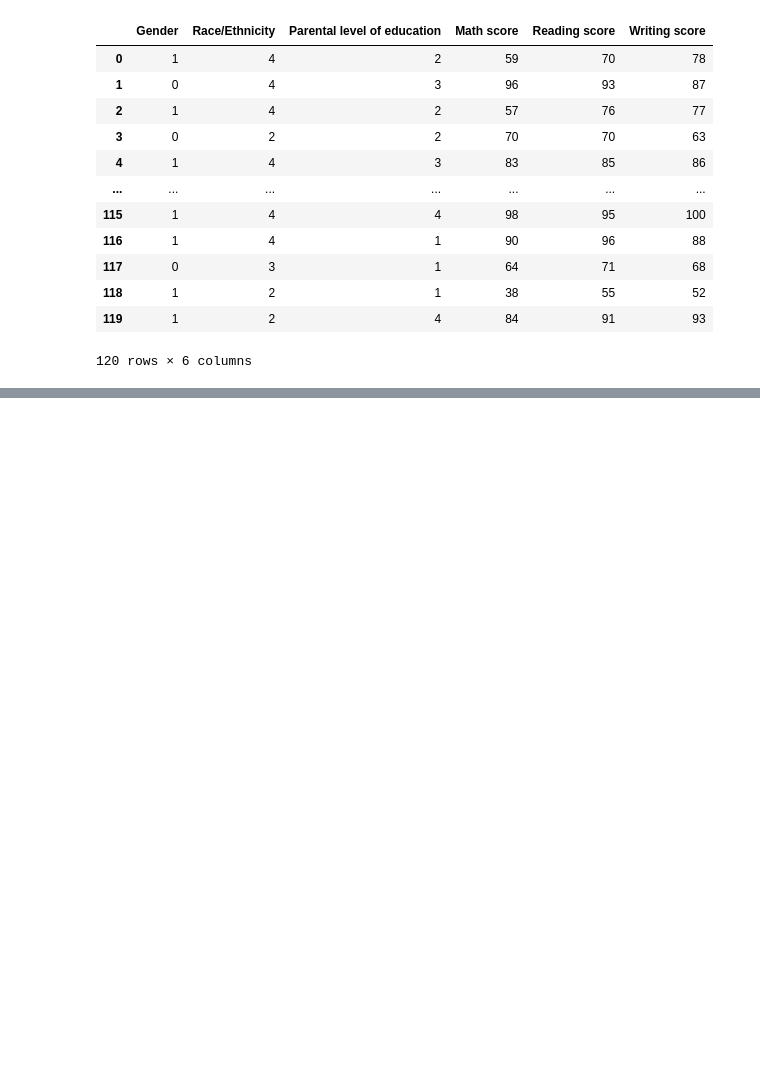
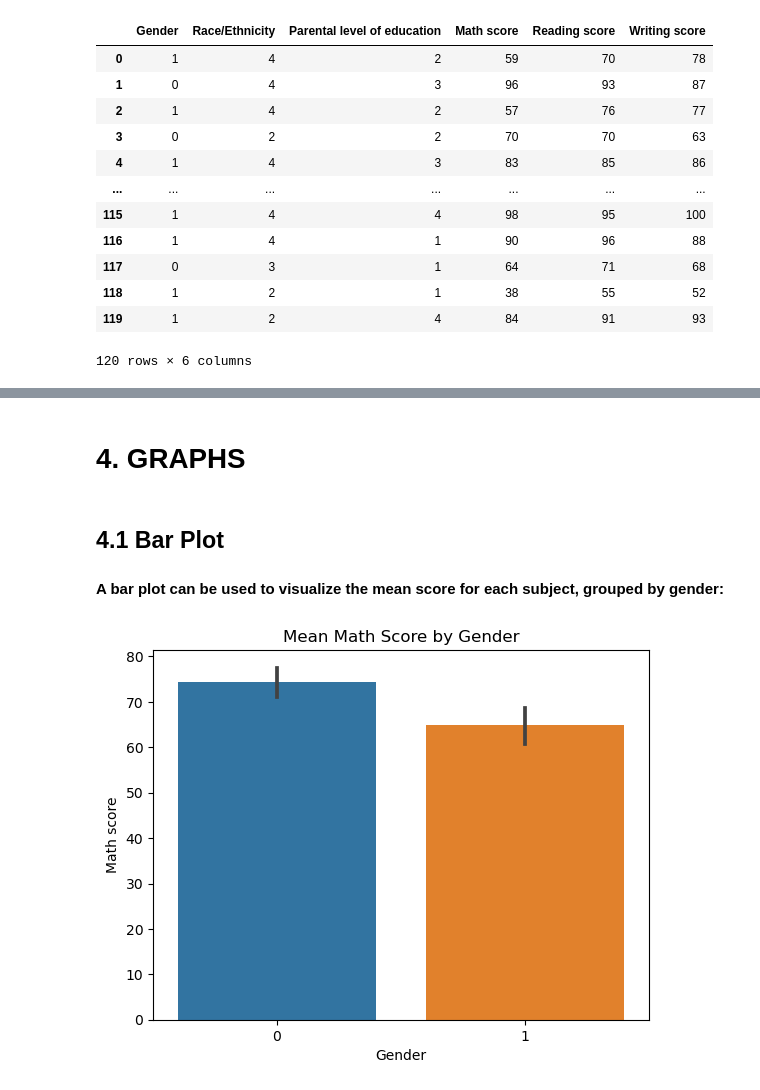
Before and after one commit to Buhle107/217076335_Assignment-3, a Jupyter notebook: Assignment 3.ipynb, the cells around one changed output, grey strips where cells are left out. Cells and saved outputs as stored; diff of their text form; code cells hidden in the pictures; blank space fills up the shorter version.

```diff
--- a/Assignment 3.ipynb
+++ b/Assignment 3.ipynb
@@ -59,0 +426,11 @@ exams_df
+# %% [markdown]
+# 4. GRAPHS
+# %% [markdown]
+## 4.1 Bar Plot
+#### A bar plot can be used to visualize the mean score for each subject, grouped by gender:
+# %%
+sns.barplot(x="Gender", y="Math score", data=exams_dfClean)
+plt.title("Mean Math Score by Gender")
+plt.show()
+# %% [output]
+[figure, added]
```
Also changed, not shown: parts of 74 cells of this notebook, 2 other files.
